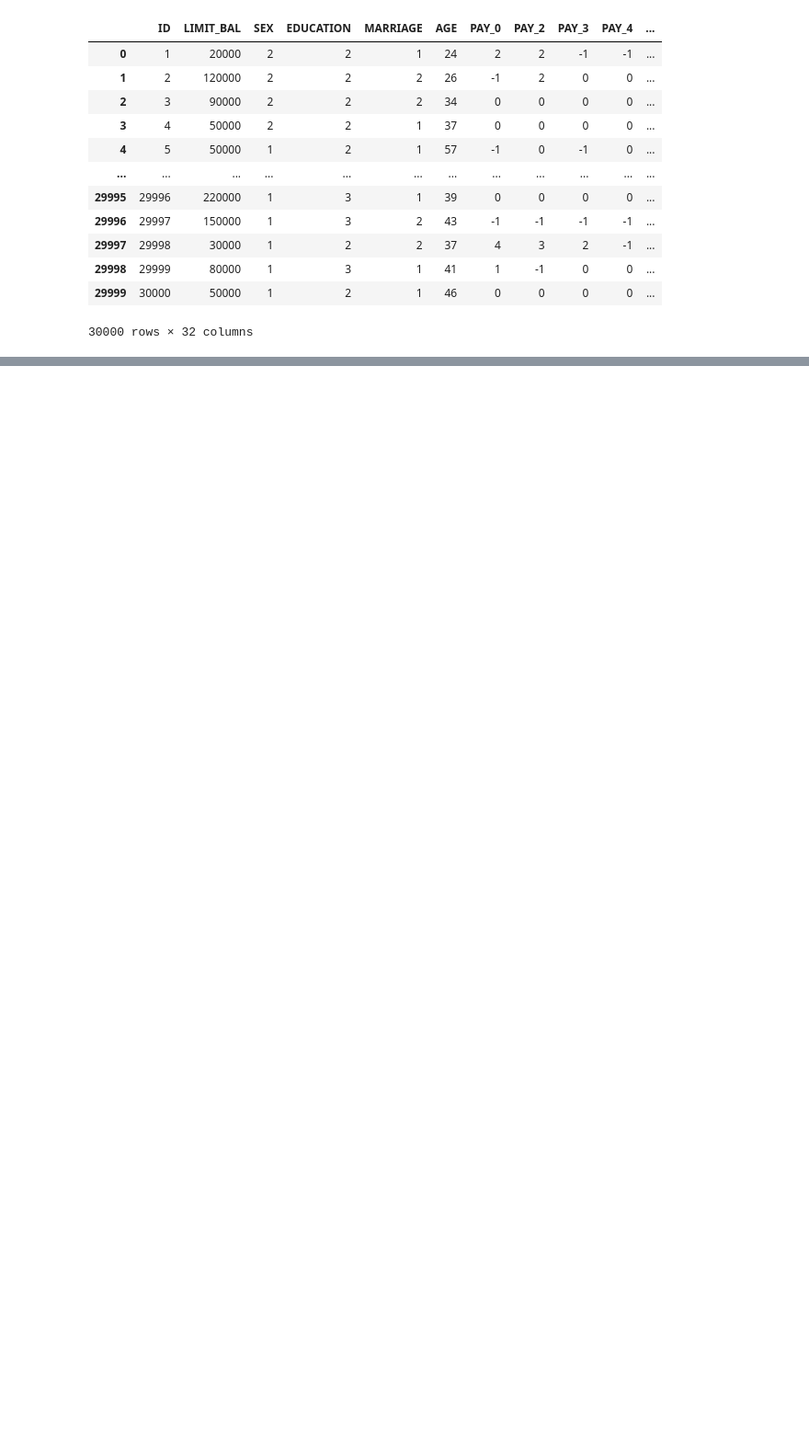
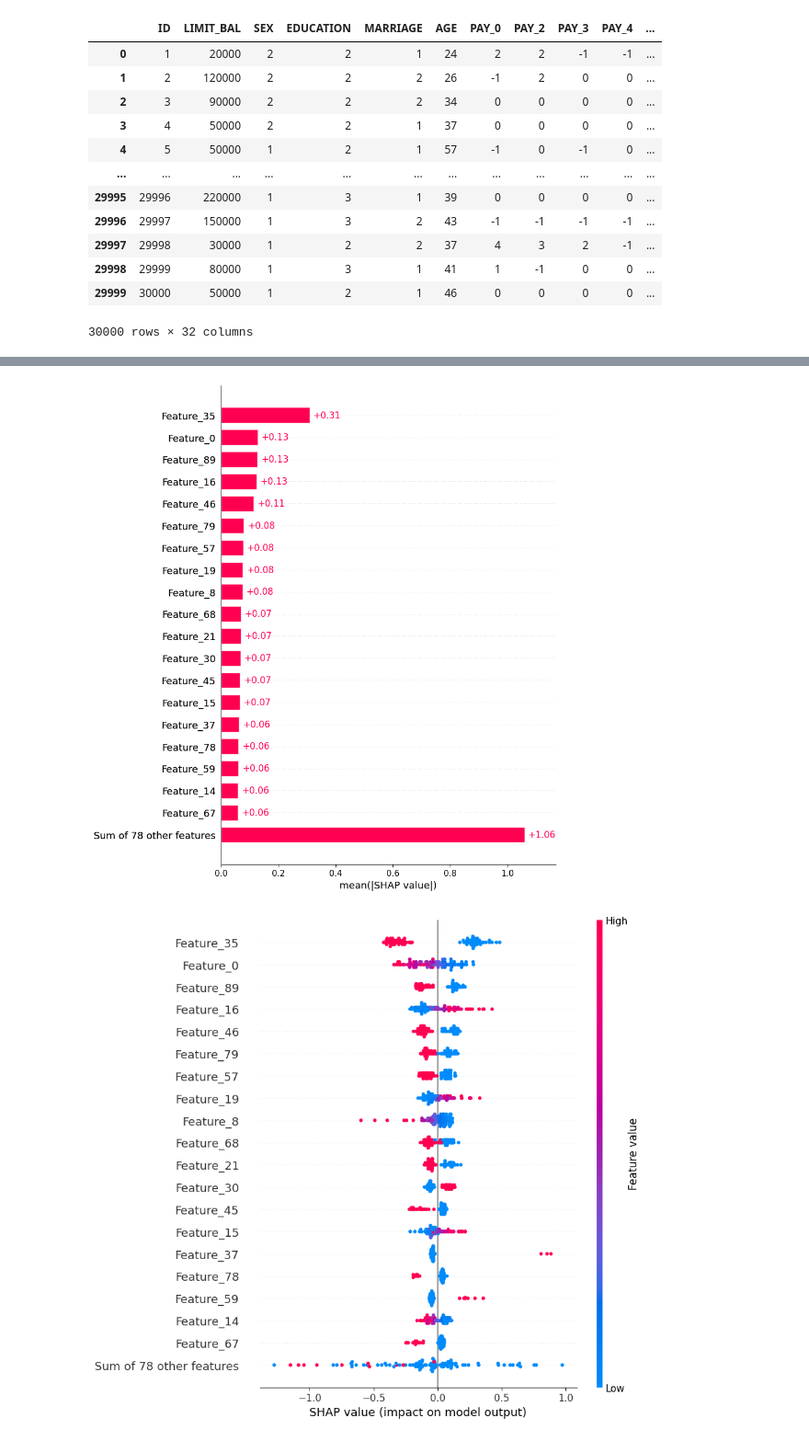
Before and after one commit to Group-10-Deep-Learning-Project/G10---Comparative-Effects-of-Credit-Utilization-on-Predicted-Default-Risk, a Jupyter notebook: MLP.ipynb, the cells around one changed output, grey strips where cells are left out. Shown at 92% size. Saved outputs shown, nothing was run; the diff lists cells and outputs as text; code cells hidden in the pictures; blank space fills up the shorter version.

```diff
--- a/MLP.ipynb
+++ b/MLP.ipynb
@@ -198,0 +240,52 @@ ROC AUC  : 0.7909
+# %%
+# Rename features for readable SHAP plot
+
+feature_name_map = {
+    'X1': 'LIMIT_BAL',
+    'X2': 'SEX',
+    'X3': 'EDUCATION',
+    'X4': 'MARRIAGE',
+    'X5': 'AGE',
+    'X6': 'PAY_0',
+    'X7': 'PAY_2',
+    'X8': 'PAY_3',
+    'X9': 'PAY_4',
+    'X10': 'PAY_5',
+    'X11': 'PAY_6',
+    'X12': 'BILL_AMT1',
+    'X13': 'BILL_AMT2',
+    'X14': 'BILL_AMT3',
+    'X15': 'BILL_AMT4',
+    'X16': 'BILL_AMT5',
+    'X17': 'BILL_AMT6',
+    'X18': 'PAY_AMT1',
+    'X19': 'PAY_AMT2',
+    'X20': 'PAY_AMT3',
+    'X21': 'PAY_AMT4',
+    'X22': 'PAY_AMT5',
+    'X23': 'PAY_AMT6'
+}
+
+# MLP has 97 features after one-hot encoding
+# Generate feature names for all 97 columns
+feature_names_mlp = mlp_feature_names
+
+# Rebuild explanation using MLP variable names
+shap_explanation_named = shap.Explanation(
+    values=shap_vals_np,
+    base_values=np.zeros(shap_vals_np.shape[0]),
+    data=X_test_np,
+    feature_names=feature_names_mlp
+)
+
+# Replot with names
+shap.plots.bar(shap_explanation_named,
+               max_display=20,
+               show=True)
+
+shap.plots.beeswarm(shap_explanation_named,
+                    max_display=20,
+                    show=True)
+# %% [output]
+[figure, added]
+[figure, added]
```
Also changed, not shown: parts of 9 cells of this notebook.
